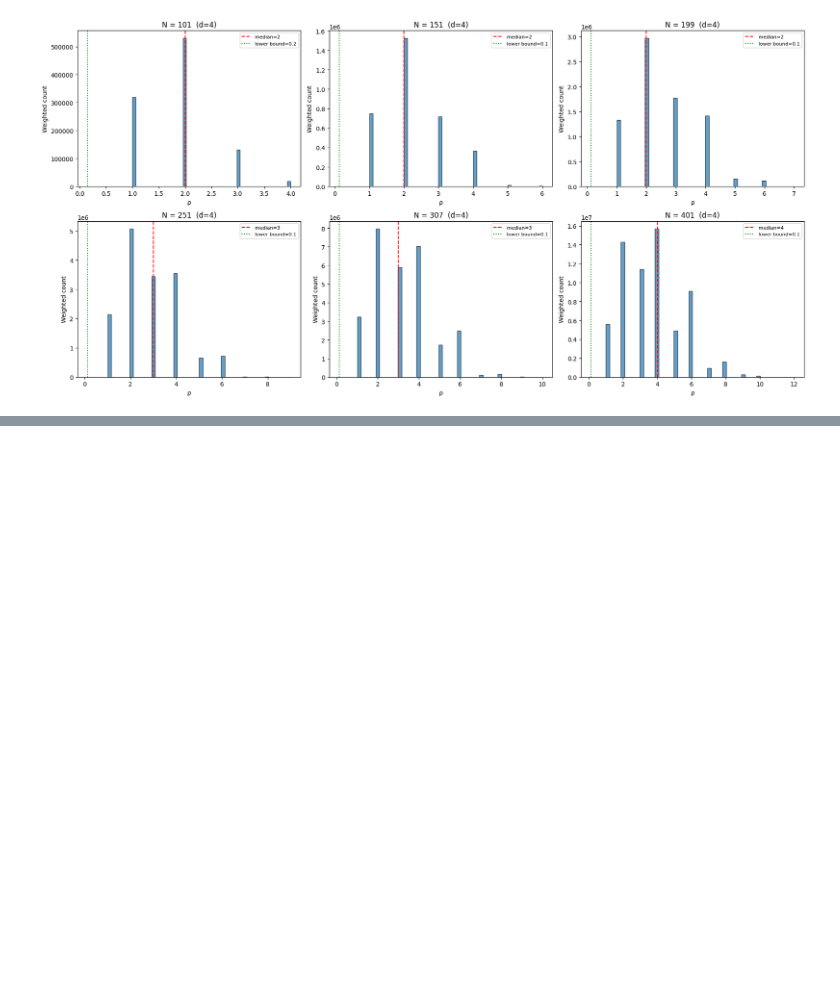
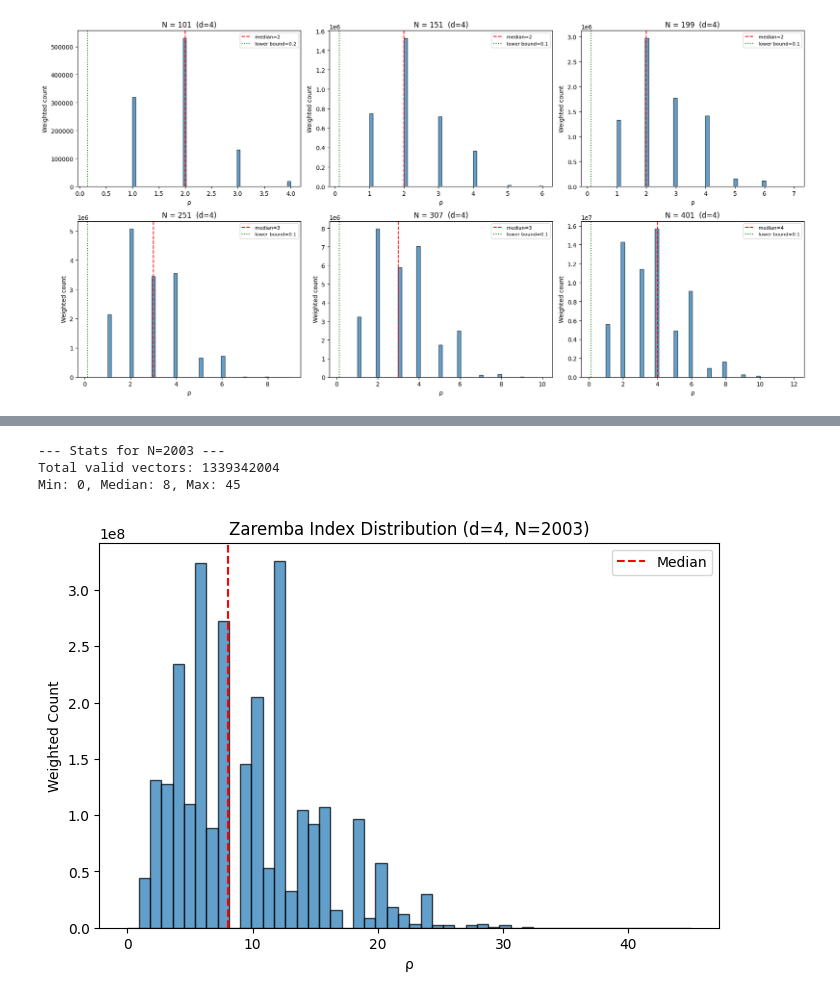
Before and after one commit to Paul-F7/kronecker-project, a Jupyter notebook: phase5.ipynb, the cells around one changed output, grey strips where cells are left out. Drawn from its saved outputs; the diff is of its cells as text; code cells hidden in the pictures; blank space fills up the shorter version.

```diff
--- a/phase5.ipynb
+++ b/phase5.ipynb
@@ -327,0 +547,7 @@ plt.show()
+# %%
+analyze_and_plot_saved_data(2003)
+# %% [output]
+--- Stats for N=2003 ---
+Total valid vectors: 1339342004
+Min: 0, Median: 8, Max: 45
+[figure, added]
```
Also changed, not shown: parts of 8 cells of this notebook, 4 other files.
